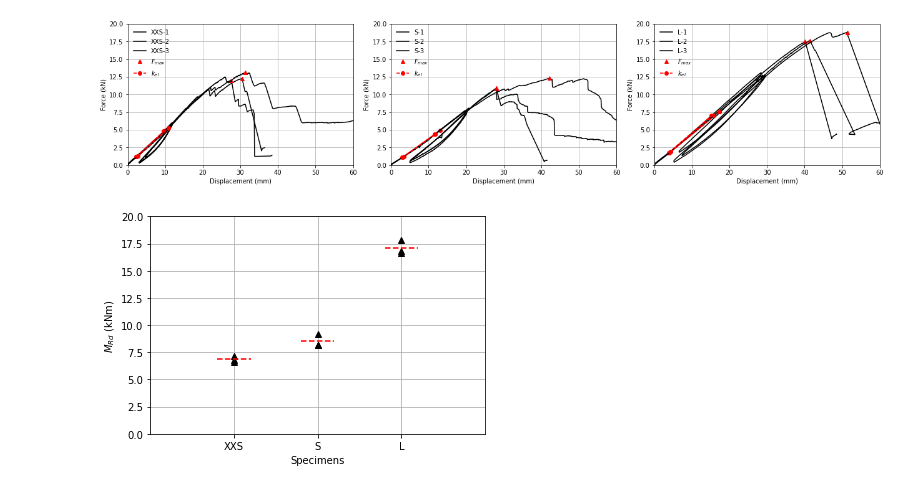
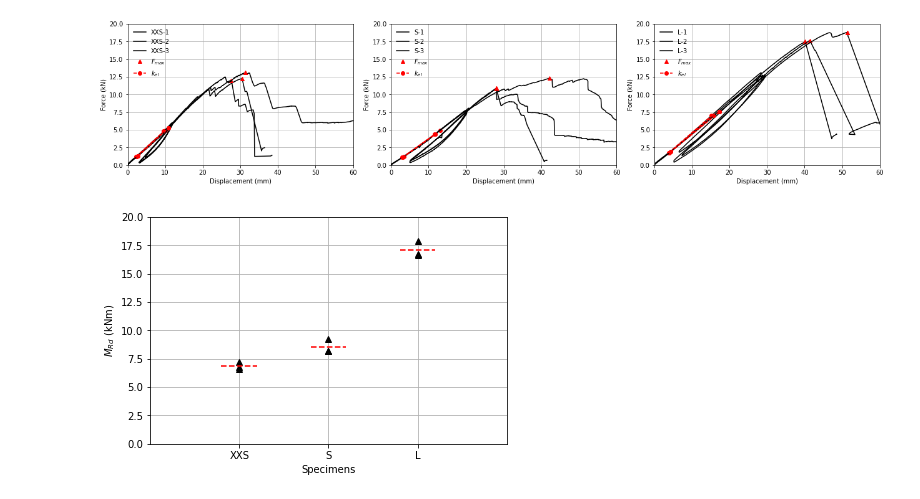
Before and after one commit to gabrielegranello/OSB_beam_testing, a Jupyter notebook: beam_postprocessing.ipynb, the cells around one changed output. Cells and saved outputs as stored; diff of their text form; code cells hidden in the pictures.

```diff
--- a/beam_postprocessing.ipynb
+++ b/beam_postprocessing.ipynb
@@ -212,35 +212,38 @@ for i,test in enumerate(experiment_dictionary.values()):
 
     if 'S' in test.test_label[0]:
         test.assign_span(4.5); # assign span in m
         Moment_capacity=test.F_max*test.L/6; # calculate moment capacity
         ax.plot(2,Moment_capacity,'^k')
-        dic={'Specimen': [test.test_label],'version':'S','L':[test.L],'M': [Moment_capacity]};
+        dic={'Specimen': [test.test_label],'version':'S','F_max':[test.F_max],'k':[test.stiffness],'L (m)':[test.L],'M': [Moment_capacity]};
 
     if 'X' in test.test_label[0]:
         test.assign_span(3.3); # assign span in m
         Moment_capacity=test.F_max*test.L/6; # calculate moment capacity
         ax.plot(1,Moment_capacity,'^k')
-        dic={'Specimen': [test.test_label],'version':'XXS','L':[test.L],'M': [Moment_capacity]};
+        dic={'Specimen': [test.test_label],'version':'XXS','F_max':[test.F_max],'k':[test.stiffness],'L (m)':[test.L],'M': [Moment_capacity]};
 
     if 'L' in test.test_label[0]:
         test.assign_span(5.7); # assign span in m
         Moment_capacity=test.F_max*test.L/6; # calculate moment capacity
         ax.plot(3,Moment_capacity,'^k')
-        dic={'Specimen': [test.test_label],'version':'L','L':[test.L],'M': [Moment_capacity]};
+        dic={'Specimen': [test.test_label],'version':'L','F_max':[test.F_max],'k':[test.stiffness],'L (m)':[test.L],'M': [Moment_capacity]};
 
     test_results=pd.concat([test_results,pd.DataFrame(dic)]);
 
 ax.plot([1.8,2.2],[test_results[test_results.version=='S'].M.mean(),test_results[test_results.version=='S'].M.mean()],'r--');
 ax.plot([0.8,1.2],[test_results[test_results.version=='XXS'].M.mean(),test_results[test_results.version=='XXS'].M.mean()],'r--');
 ax.plot([2.8,3.2],[test_results[test_results.version=='L'].M.mean(),test_results[test_results.version=='L'].M.mean()],'r--');
 
 ax.grid()
 ax.set_xlim(0,4)
 ax.set_ylim(0,20)
 ax.set_ylabel(r'$M_{Rd}$ (kNm)')
 ax.set_xlabel('Specimens')
 ax.set_xticks([1,2,3])
 ax.set_xticklabels(['XXS','S','L'])
-plt.show()
+fig.set_size_inches(fig_w/2.54,fig_h/2.54)
+fig.tight_layout()
+name=output_folder+'capacity.png'
+fig.savefig(name,dpi=400)
 # %% [output]
-[figure, old version]
+[figure, new version]
```
Also changed, not shown: parts of 9 cells of this notebook.
